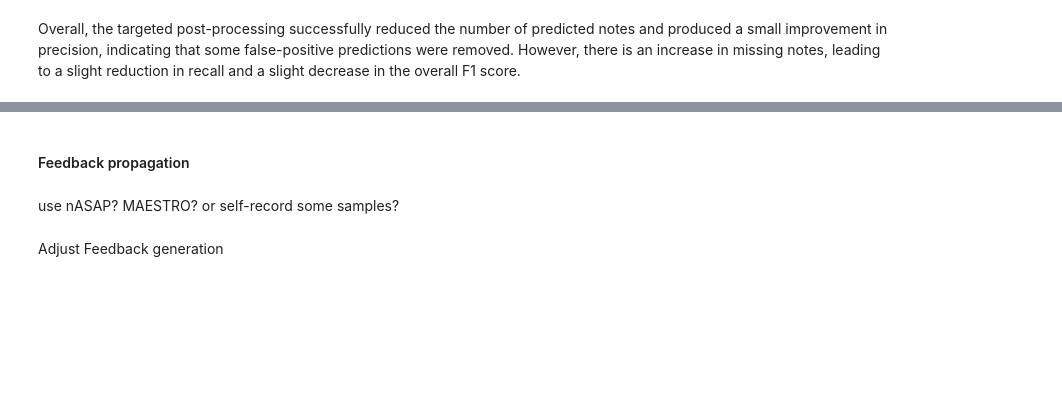
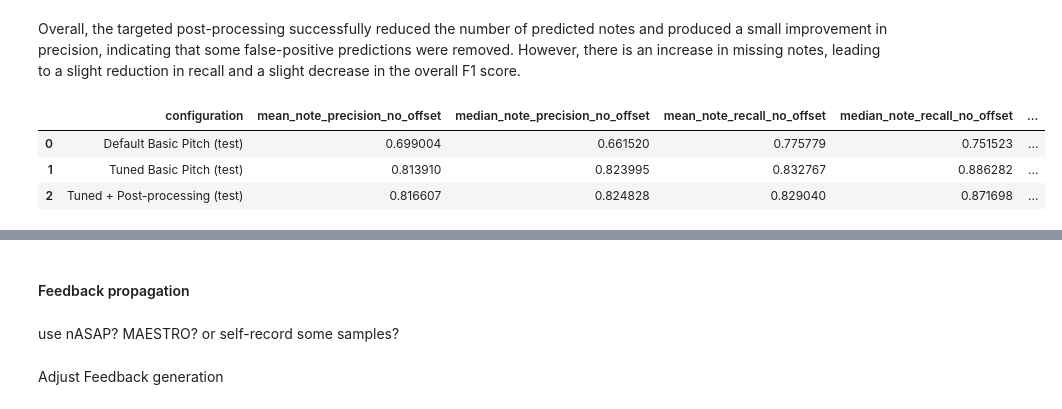
Before and after one commit to lambda-feedback/compareMusic, a Jupyter notebook: notebooks/Phase2_summary.ipynb, the cells around one changed output, grey strips where cells are left out. Drawn from its saved outputs; the diff is of its cells as text; code cells hidden in the pictures; blank space fills up the shorter version.

```diff
--- a/notebooks/Phase2_summary.ipynb
+++ b/notebooks/Phase2_summary.ipynb
@@ -484,3 +484,35 @@ part2_comparison
 | 1 | Tuned + Targeted Post-processing | 0.850076 | 0.858274 | 0.751392 | 0.758952 | ... |
 # %% [markdown]
 Overall, the targeted post-processing successfully reduced the number of predicted notes and produced a small improvement in precision, indicating that some false-positive predictions were removed. However, there is an increase in missing notes, leading to a slight reduction in recall and a slight decrease in the overall F1 score.
+# %%
+test_samples = metadata_df[
+    (metadata_df["split"] == "test")
+    & (metadata_df["performance_method"] == "Solo")
+].copy()
+
+# 1. Default Basic Pitch on test set
+test_baseline_df = evaluate_on_pianovam(
+    "test", metadata_df, AUDIO_DIR, MIDI_DIR, TSV_DIR, RAW_PREDICTIONS_DIR, basic_pitch_model
+)
+
+# 2. Tuned Basic Pitch on test set
+test_tuned_df, test_tuned_predictions = evaluate_new_configuration_on_pianovam(
+    TUNED_CONFIG, test_samples, AUDIO_DIR, MIDI_DIR, TSV_DIR, basic_pitch_model
+)
+
+# 3. Tuned + post-processing on test set
+test_postprocessed_df, test_postprocessed_predictions = evaluate_postprocessing(
+    combined_postprocessing, test_samples, AUDIO_DIR, MIDI_DIR, TSV_DIR, test_tuned_predictions
+)
+
+final_test_comparison = pd.DataFrame([
+    comparison_row("Default Basic Pitch (test)", test_baseline_df),
+    comparison_row("Tuned Basic Pitch (test)", test_tuned_df),
+    comparison_row("Tuned + Post-processing (test)", test_postprocessed_df),
+])
+final_test_comparison
+# %% [output]
+|  | configuration | mean_note_precision_no_offset | median_note_precision_no_offset | mean_note_recall_no_offset | median_note_recall_no_offset | ... |
+| 0 | Default Basic Pitch (test) | 0.699004 | 0.661520 | 0.775779 | 0.751523 | ... |
+| 1 | Tuned Basic Pitch (test) | 0.813910 | 0.823995 | 0.832767 | 0.886282 | ... |
+| 2 | Tuned + Post-processing (test) | 0.816607 | 0.824828 | 0.829040 | 0.871698 | ... |
```
Also changed, not shown: parts of 1 cell of this notebook.
